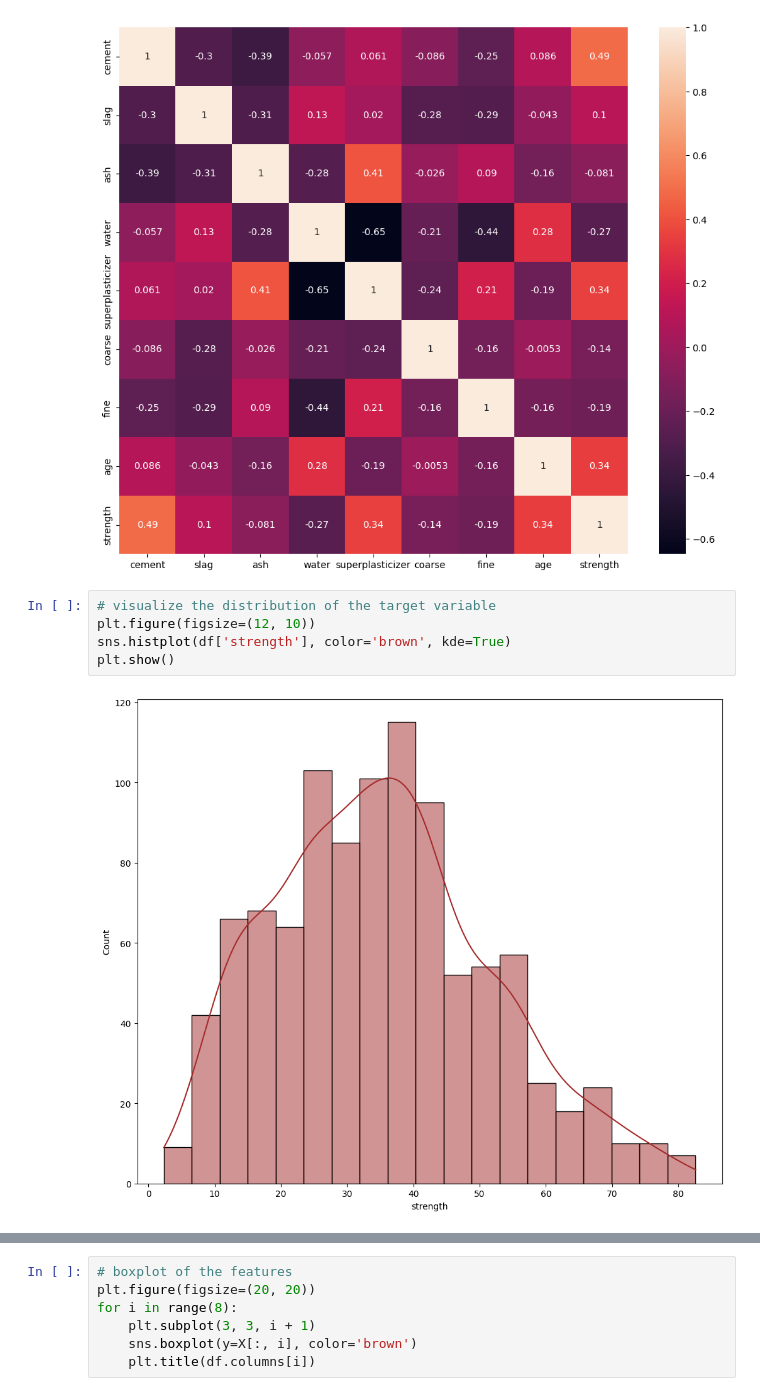
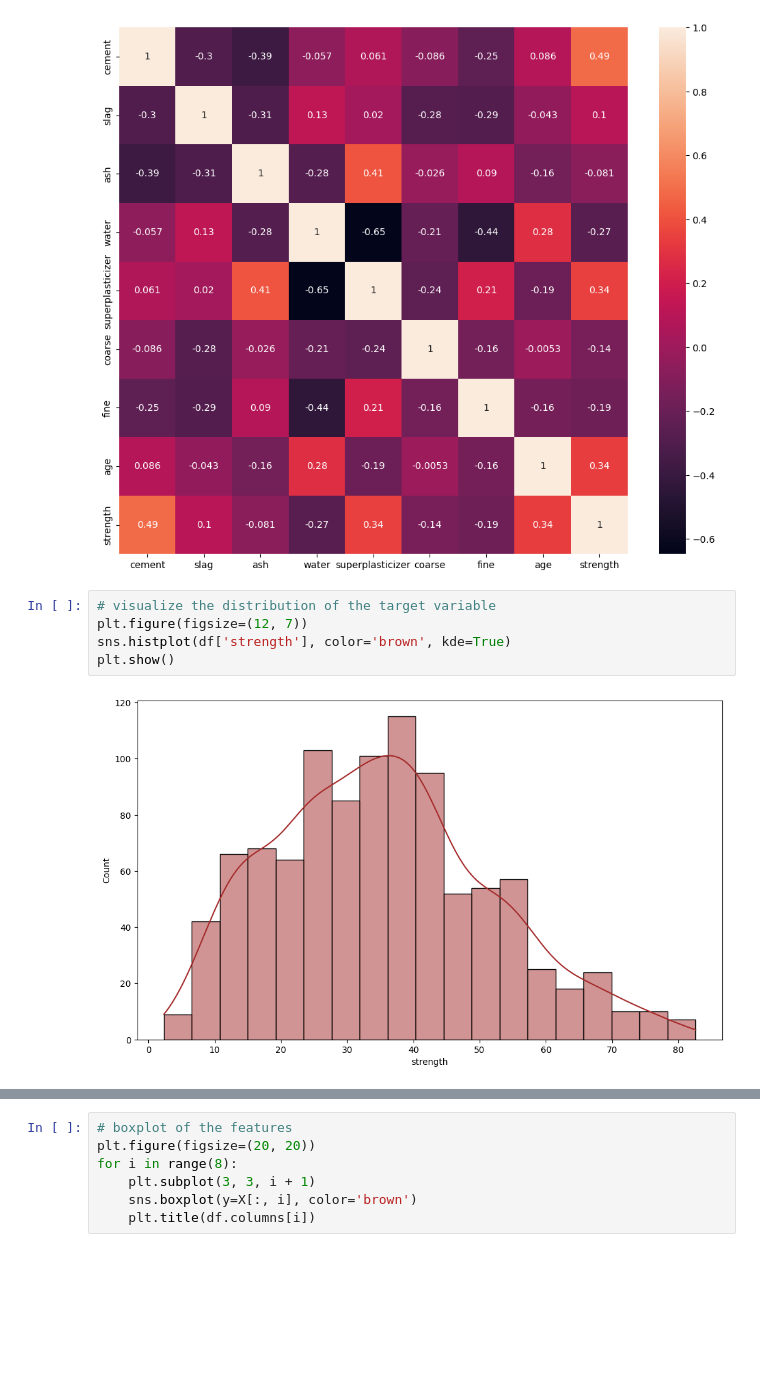
Before and after one commit to tommasomartinelli/Lasso_Admm, a Jupyter notebook: Data/Preprocessing.ipynb, the cells around one changed output, grey strips where cells are left out. Cells and saved outputs as stored; diff of their text form; blank space fills up the shorter version.

```diff
--- a/Data/Preprocessing.ipynb
+++ b/Data/Preprocessing.ipynb
@@ -57,10 +57,10 @@ plt.show()
 [figure]
 # %%
 # visualize the distribution of the target variable
-plt.figure(figsize=(12, 10))
+plt.figure(figsize=(12, 7))
 sns.histplot(df['strength'], color='brown', kde=True)
 plt.show()
 # %% [output]
-[figure, old version]
+[figure, new version]
 # %%
 # visualize the distribution of the features
```
Also changed, not shown: parts of 3 cells of this notebook.
